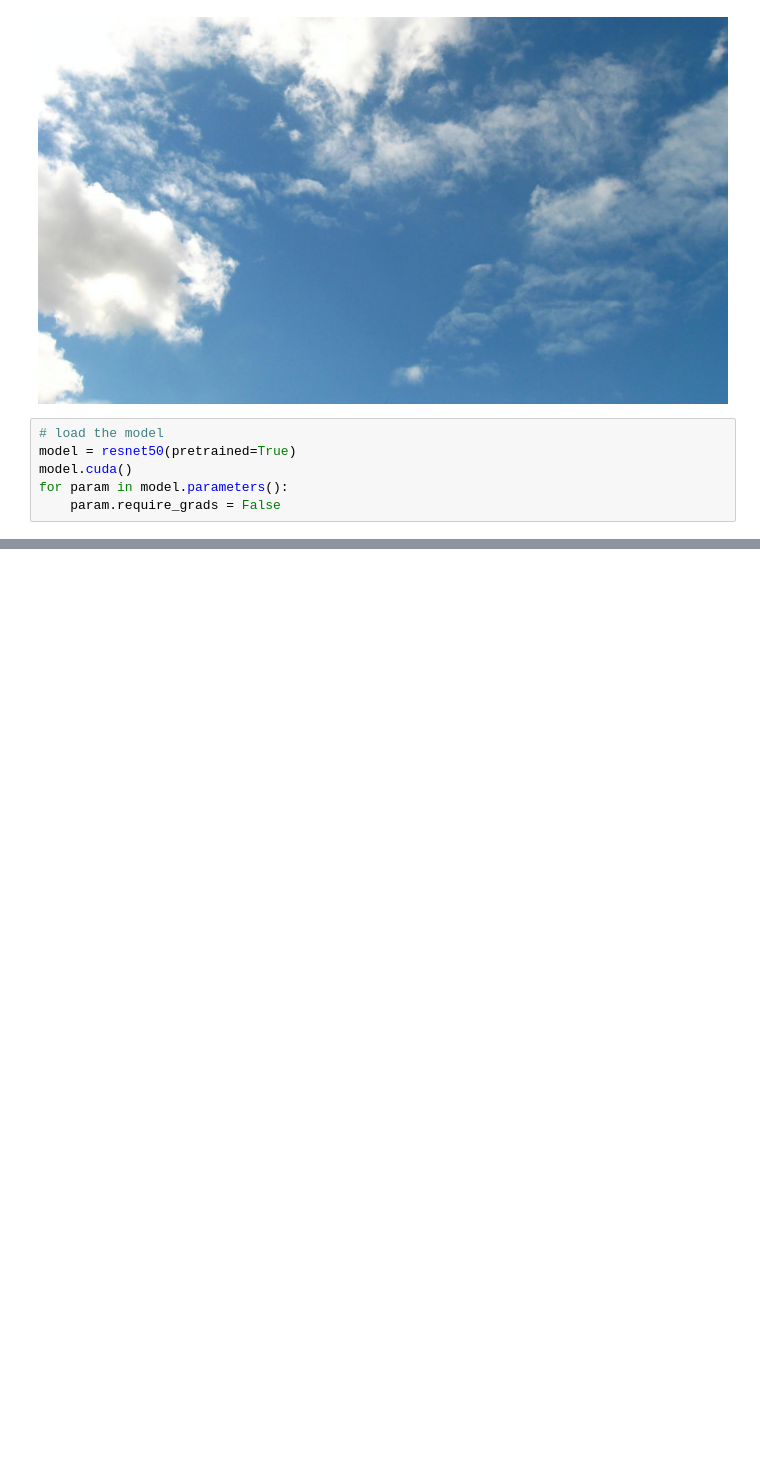
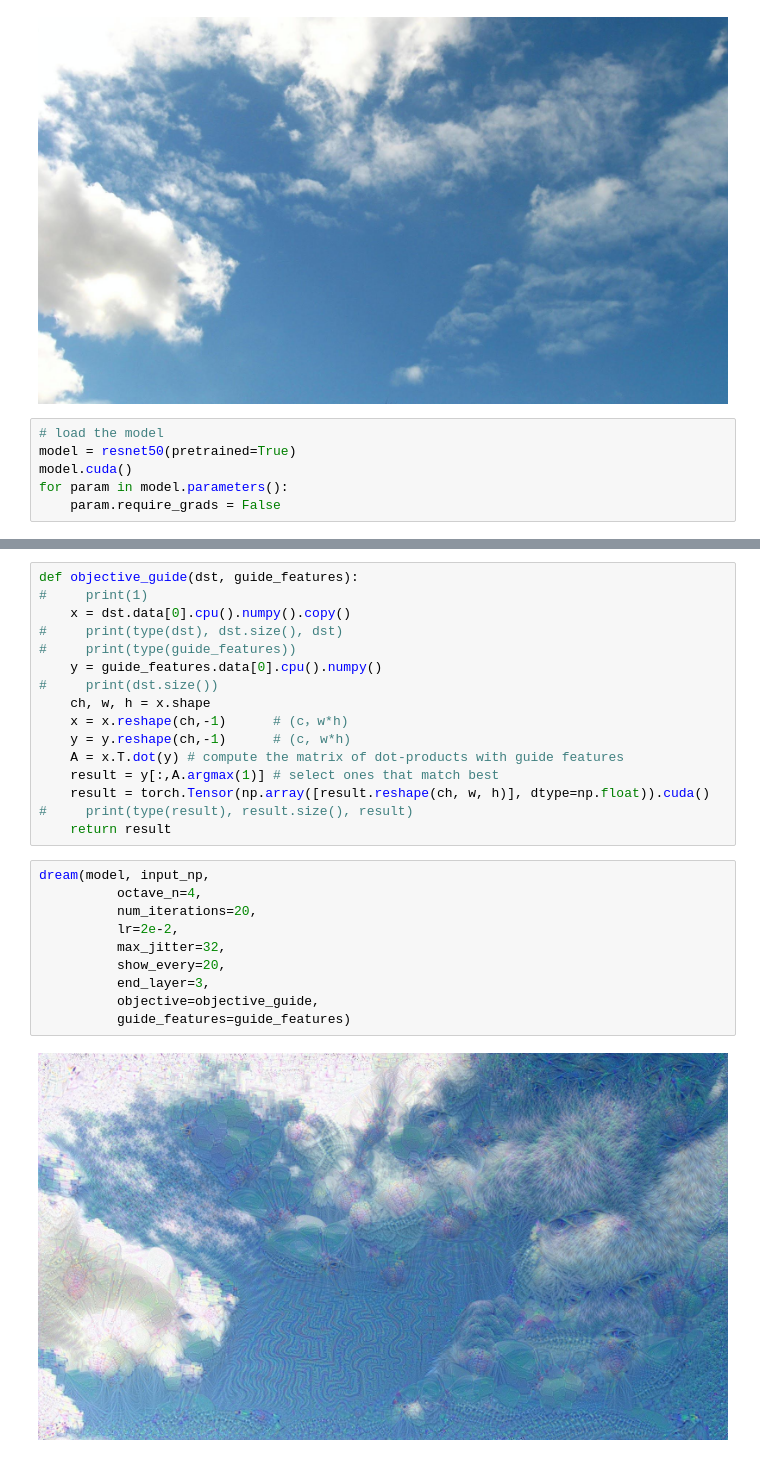
Before and after one commit to XavierLinNow/deepdream_pytorch, a Jupyter notebook: example.ipynb, the cells around one changed output, grey strips where cells are left out. Saved outputs shown, nothing was run; the diff lists cells and outputs as text; blank space fills up the shorter version.

```diff
--- a/example.ipynb
+++ b/example.ipynb
@@ -39,0 +72,28 @@ dream(model, input_np,
+# %%
+def objective_guide(dst, guide_features):
+#     print(1)
+    x = dst.data[0].cpu().numpy().copy()
+#     print(type(dst), dst.size(), dst)
+#     print(type(guide_features))
+    y = guide_features.data[0].cpu().numpy()
+#     print(dst.size())
+    ch, w, h = x.shape
+    x = x.reshape(ch,-1)      # (c，w*h)
+    y = y.reshape(ch,-1)      # (c, w*h)
+    A = x.T.dot(y) # compute the matrix of dot-products with guide features
+    result = y[:,A.argmax(1)] # select ones that match best
+    result = torch.Tensor(np.array([result.reshape(ch, w, h)], dtype=np.float)).cuda()
+#     print(type(result), result.size(), result)
+    return result
+# %%
+dream(model, input_np,
+          octave_n=4,
+          num_iterations=20,
+          lr=2e-2,
+          max_jitter=32,
+          show_every=20,
+          end_layer=3,
+          objective=objective_guide,
+          guide_features=guide_features)
+# %% [output]
+[figure, added]
```
Also changed, not shown: parts of 5 cells of this notebook, 6 other files.
